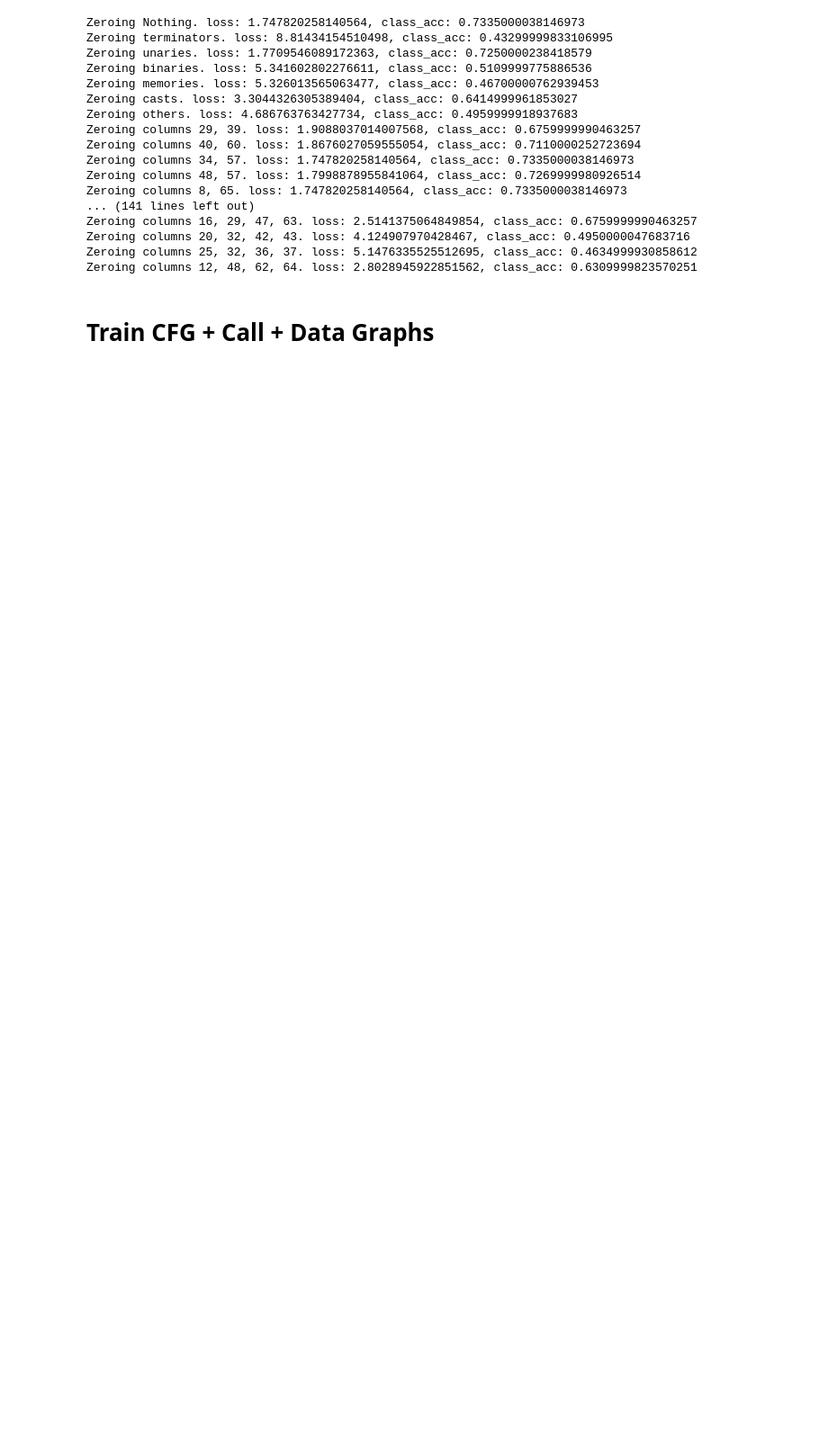
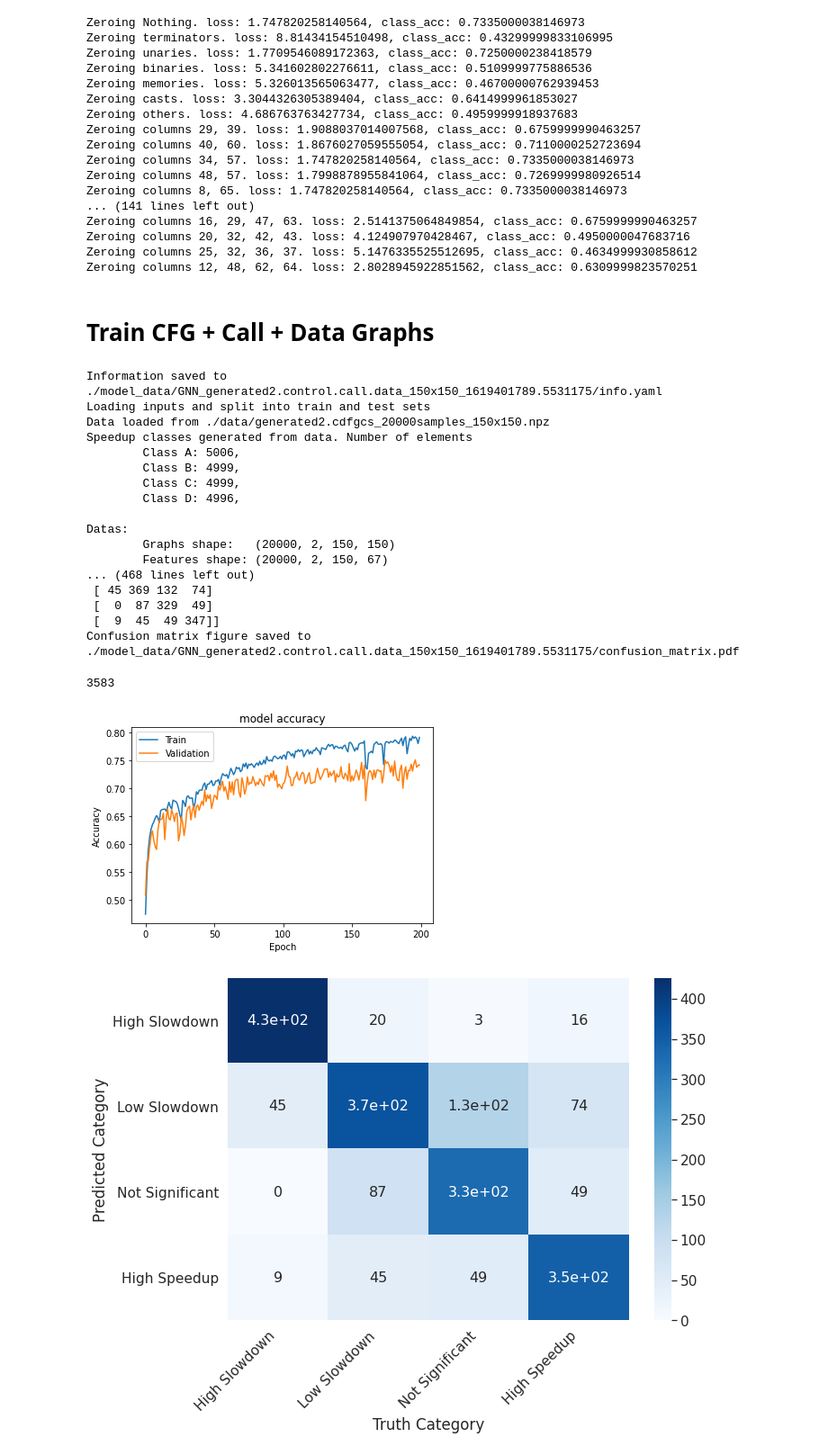
Before and after one commit to otavioon/Code-Performance-Predictor, a Jupyter notebook: train_GNNs-final.ipynb, the cells around one changed output. Shown: that part at 90% size. Saved outputs shown, nothing was run; the diff lists cells and outputs as text; code cells hidden in the pictures; blank space fills up the shorter version.

Commit message:
Added results with data edges

```diff
--- a/train_GNNs-final.ipynb
+++ b/train_GNNs-final.ipynb
@@ -668,7 +649,7 @@ Zeroing columns 12, 48, 62, 64. loss: 2.8028945922851562, class_acc: 0.630999982
 # %%
 # Configuration information about training
 config = {
-    'input_data': './data/generated.control.call.data_20000samples_150x150.npz',   # Name of the file with samples
+    'input_data': './data/generated2.cdfgcs_20000samples_150x150.npz',   # Name of the file with samples
     'data_dir_tag': 'generated2.control.call.data',    # Tag for directory name
     'n_nodes': 150,       # Number of nodes in graphs
     'n_features': 67,     # Original feature dimensionality
@@ -734,33 +715,54 @@ print('Done. Test loss: {:.4f}. Test acc: {:.2f}'.format(*eval_results))
 # Dump evaluation information to files
 dump_info(data_dir, 'evaluation.yaml', {'test_loss': eval_results[0], 'test_accuracy': eval_results[1]})
 
 # Printing confusion matrix
 print("Confusion matrix:")
 pred_vals = model.predict([features_test[:,0,:,:], graphs_test[:,0,:,:], features_test[:,1,:,:], graphs_test[:,1,:,:]])
 pred_vals = np.argmax(pred_vals[0], axis=-1)
 test_vals = np.argmax(y_test[:,0:4], axis=-1)
 cm=confusion_matrix(pred_vals,test_vals)
 print(cm)
 
 # Plot confusion matrix
 labels = ['High Slowdown', 'Low Slowdown', 'Not Significant', 'High Speedup']
 plt.figure(figsize = (10,7))
 sn.set(font_scale=1.4)
 ax = sn.heatmap(cm, cmap="Blues", annot=True, annot_kws={"size": 16}, xticklabels=labels, yticklabels=labels)
 for label in ax.get_xticklabels():
     label.set_ha("right")
     label.set_rotation(45)
 
 ax.set_xlabel('Truth Category')
 ax.set_ylabel('Predicted Category')
 
 # Save confusion matrix
 figure_file = os.path.join(data_dir, "confusion_matrix.pdf")
 plt.savefig(figure_file)
 print(f"Confusion matrix figure saved to {figure_file}")
 
 # Cleanup
 gc.collect()
+# %% [output]
+Information saved to ./model_data/GNN_generated2.control.call.data_150x150_1619401789.5531175/info.yaml
+Loading inputs and split into train and test sets
+Data loaded from ./data/generated2.cdfgcs_20000samples_150x150.npz
+Speedup classes generated from data. Number of elements
+        Class A: 5006,
+        Class B: 4999,
+        Class C: 4999,
+        Class D: 4996,
+
+Datas:
+        Graphs shape:   (20000, 2, 150, 150)
+        Features shape: (20000, 2, 150, 67)
+... (468 lines left out)
+ [ 45 369 132  74]
+ [  0  87 329  49]
+ [  9  45  49 347]]
+Confusion matrix figure saved to ./model_data/GNN_generated2.control.call.data_150x150_1619401789.5531175/confusion_matrix.pdf
+3583
+[figure, added]
+[figure, added]
 # %%
 results = []
 results += eval_results_zeroing_llvm(model, [], features_test, graphs_test, y_test, description='Zeroing Nothing')
```
Also changed, not shown: parts of 2 cells of this notebook.
